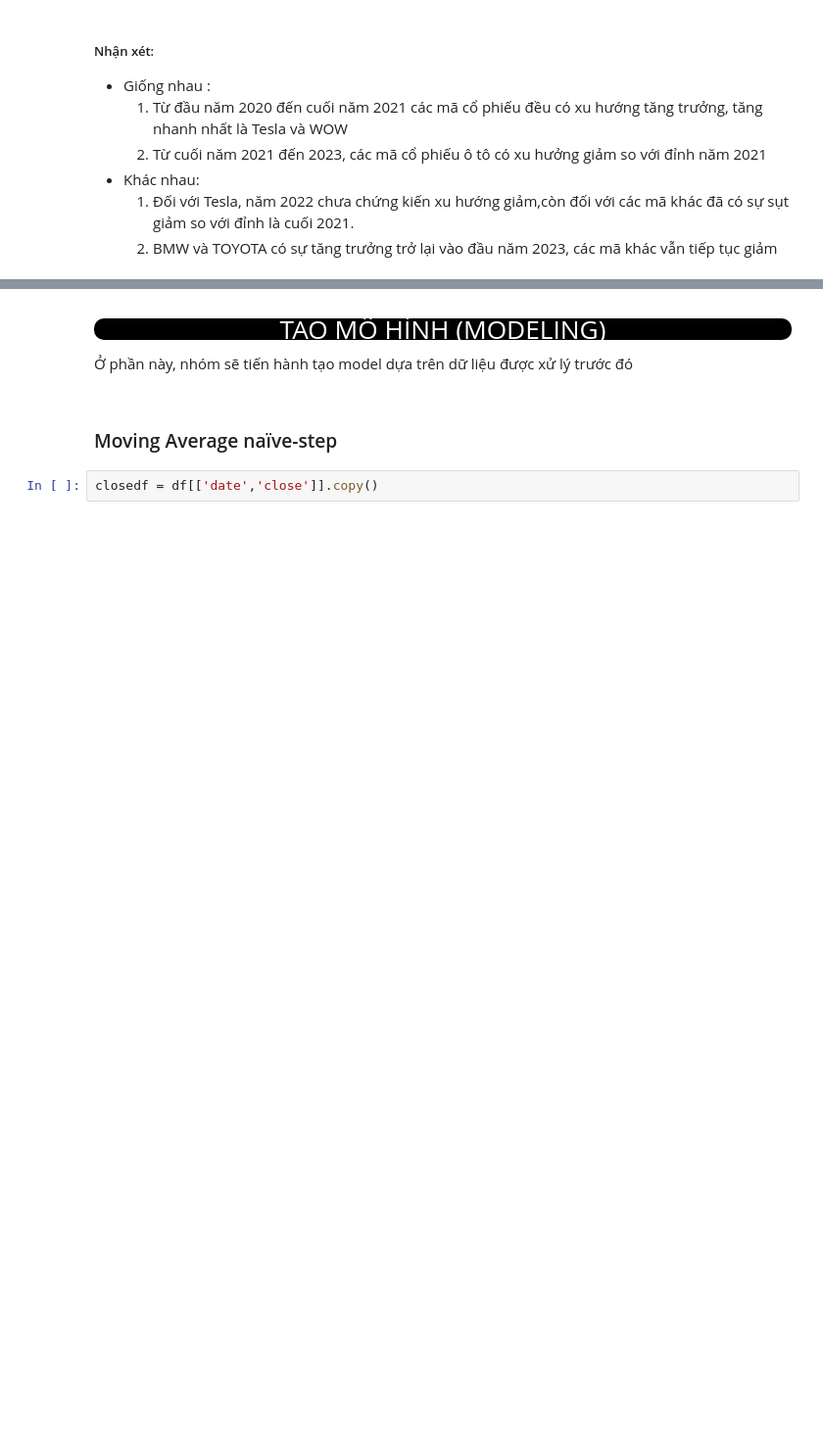
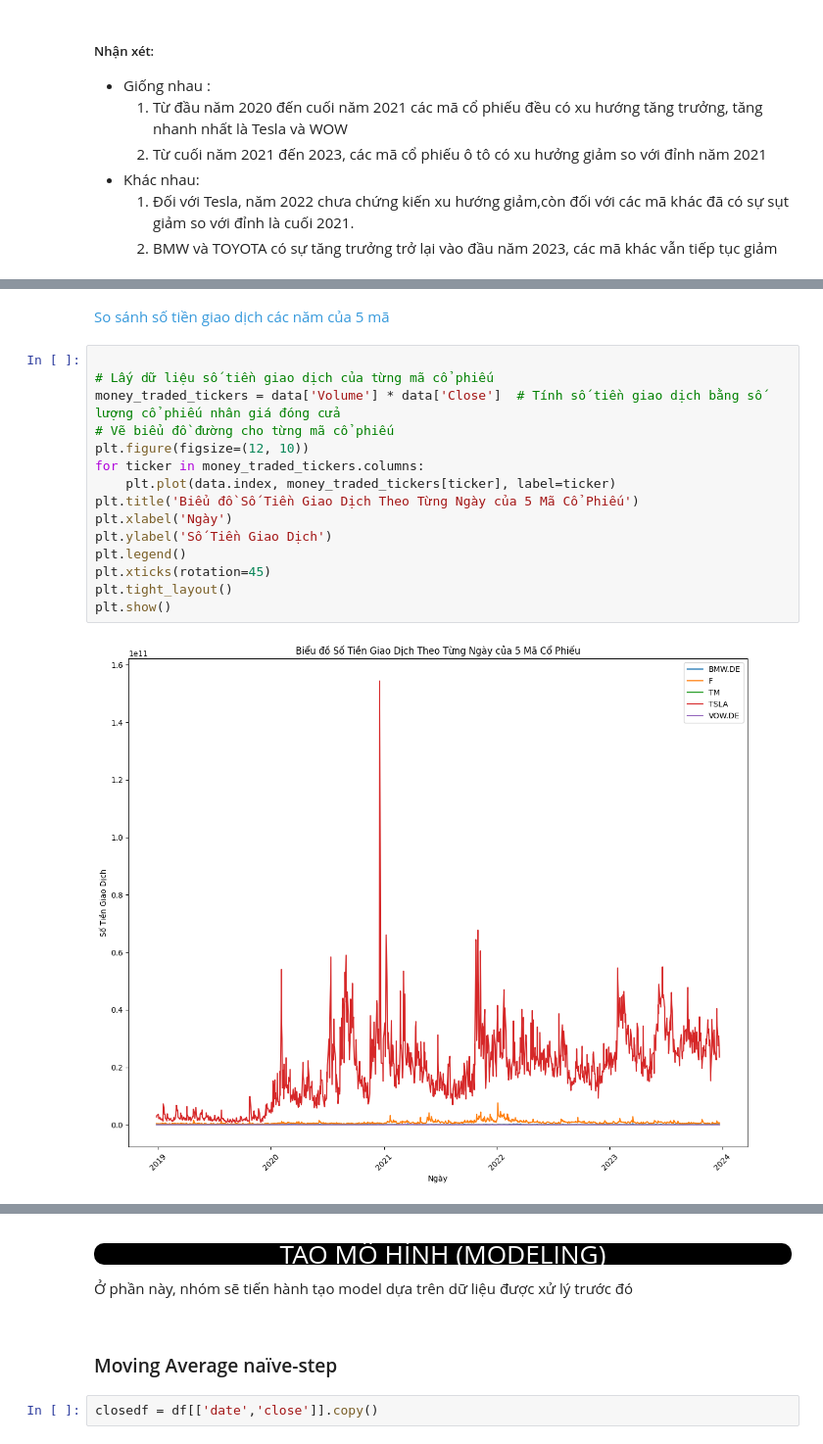
Before and after one commit to davisduccopny/Stock-Prediction-with-Python-project, a Jupyter notebook: train_model/main_train.ipynb, the cells around one changed output, grey strips where cells are left out. Shown at 98% size. Cells and saved outputs as stored; diff of their text form; blank space fills up the shorter version.

```diff
--- a/main_train.ipynb
+++ b/train_model/main_train.ipynb
@@ -829,0 +672,19 @@ plt.show()
+# %% [markdown]
+<p style="color:#3498db"> So sánh số tiền giao dịch các năm của 5 mã</p>
+# %%
+
+# Lấy dữ liệu số tiền giao dịch của từng mã cổ phiếu
+money_traded_tickers = data['Volume'] * data['Close']  # Tính số tiền giao dịch bằng số lượng cổ phiếu nhân giá đóng cửa
+# Vẽ biểu đồ đường cho từng mã cổ phiếu
+plt.figure(figsize=(12, 10))
+for ticker in money_traded_tickers.columns:
+    plt.plot(data.index, money_traded_tickers[ticker], label=ticker)
+plt.title('Biểu đồ Số Tiền Giao Dịch Theo Từng Ngày của 5 Mã Cổ Phiếu')
+plt.xlabel('Ngày')
+plt.ylabel('Số Tiền Giao Dịch')
+plt.legend()
+plt.xticks(rotation=45)
+plt.tight_layout()
+plt.show()
+# %% [output]
+[figure, added]
```
Also changed, not shown: parts of 36 cells of this notebook.
